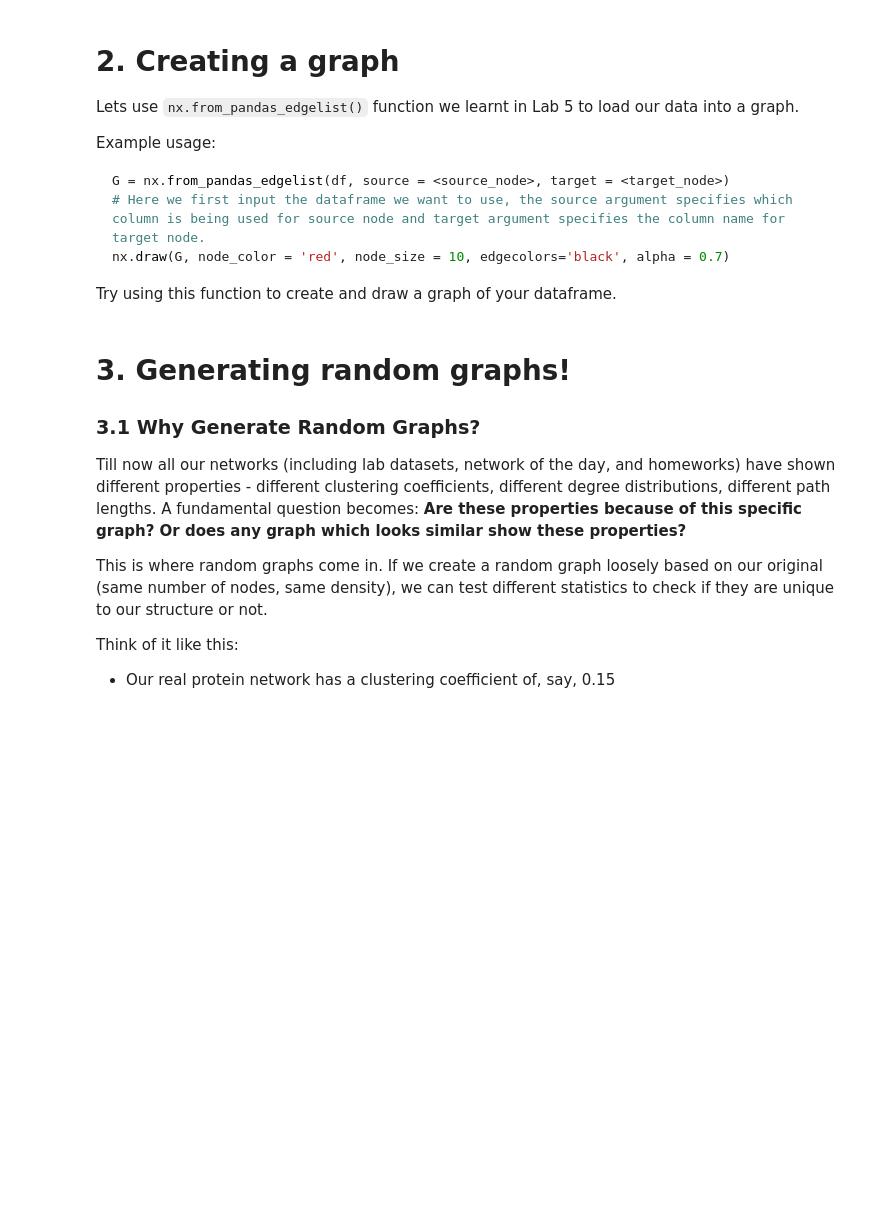
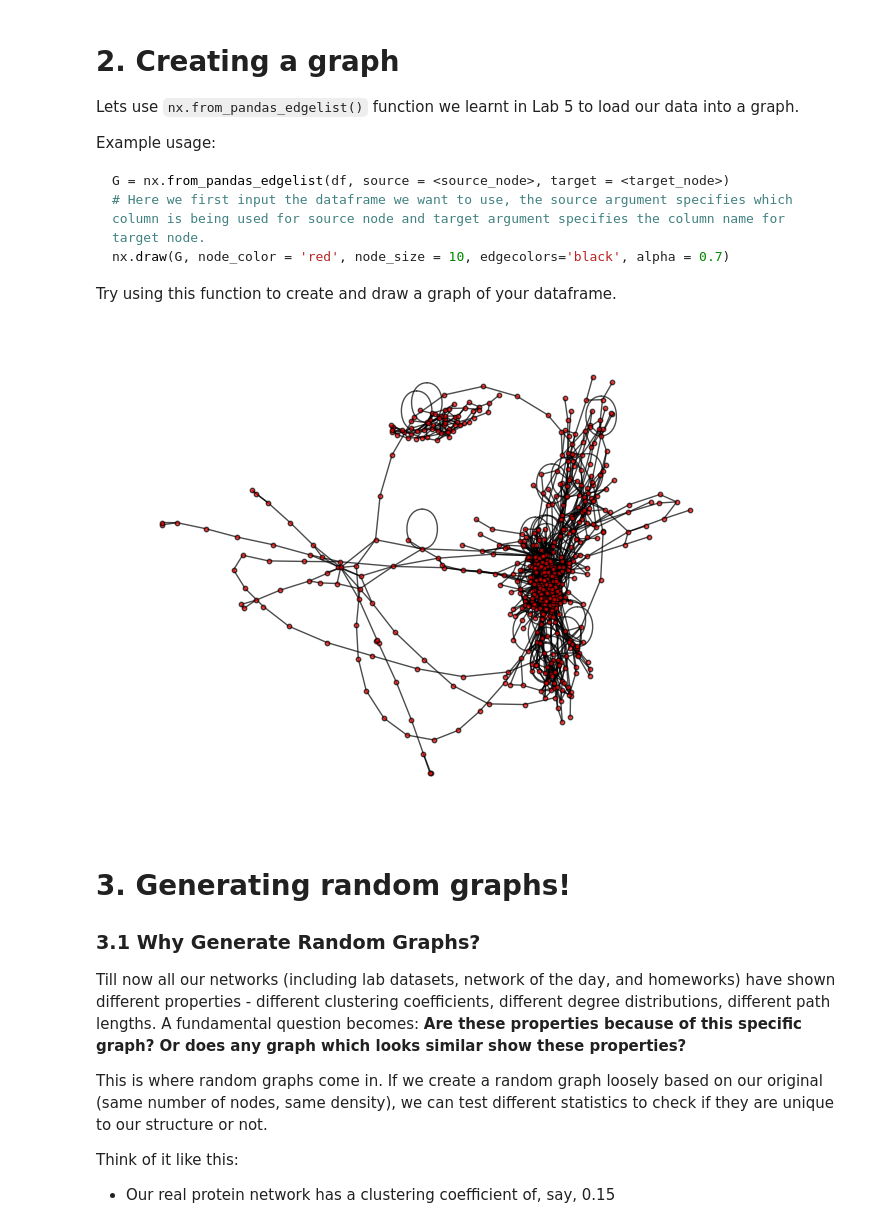
Before and after one commit to rahulsunilkumar/BIOL4559homework, a Jupyter notebook: lab/lab-06.ipynb, the cells around one changed output. Saved outputs shown, nothing was run; the diff lists cells and outputs as text; code cells hidden in the pictures; blank space fills up the shorter version.

```diff
--- a/lab/lab-06.ipynb
+++ b/lab/lab-06.ipynb
@@ -43,5 +43,5 @@ For this lab we will use an undirected male gap junction network for C. elegans.
 The dataset contains information about the source and target, lets load the `.csv` file using polars.
 # %%
 # TODO: Fill the blanks to read your csv file
-df = __.read_csv("______")
+df = pl.read_csv("../data/worm-connectome.csv")
 print(df)
@@ -60,10 +79,12 @@ nx.draw(G, node_color = 'red', node_size = 10, edgecolors='black', alpha = 0.7)
 Try using this function to create and draw a graph of your dataframe.
 # %%
 # TODO: Fill the blanks to directly create a graph from your df
-G = __.from_pandas_edgelist(data = __, source = '____', target = '____', edge_attr= '____')
+G = nx.from_pandas_edgelist(df, source = 'source', target = 'target', edge_attr= 'connectivity')
 
 # TODO: Draw the graph (HINT: Look at the example code)
-__.____(G, _____ = 'red', _____ = 10, _____='black', _____ = 0.7)
+nx.draw(G, node_color = 'red', node_size = 10, edgecolors = 'black', alpha = 0.7)
+# %% [output]
+[figure, added]
 # %% [markdown]
 # 3. Generating random graphs!
 ### 3.1 Why Generate Random Graphs?
```
Also changed, not shown: parts of 9 cells of this notebook, 1 other file.
